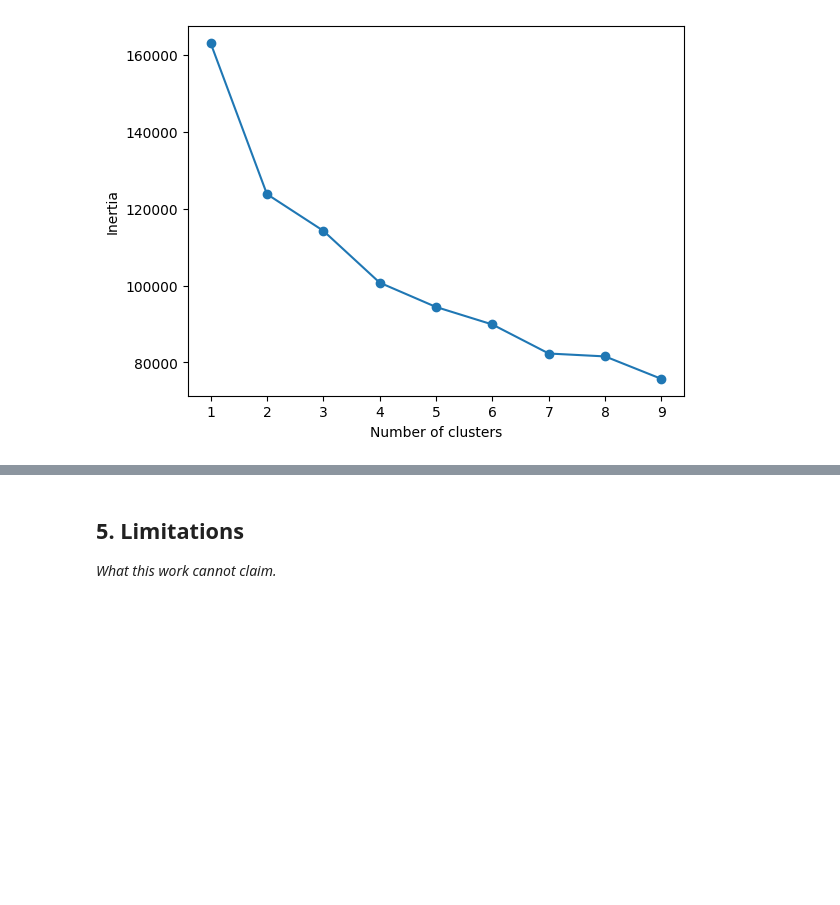
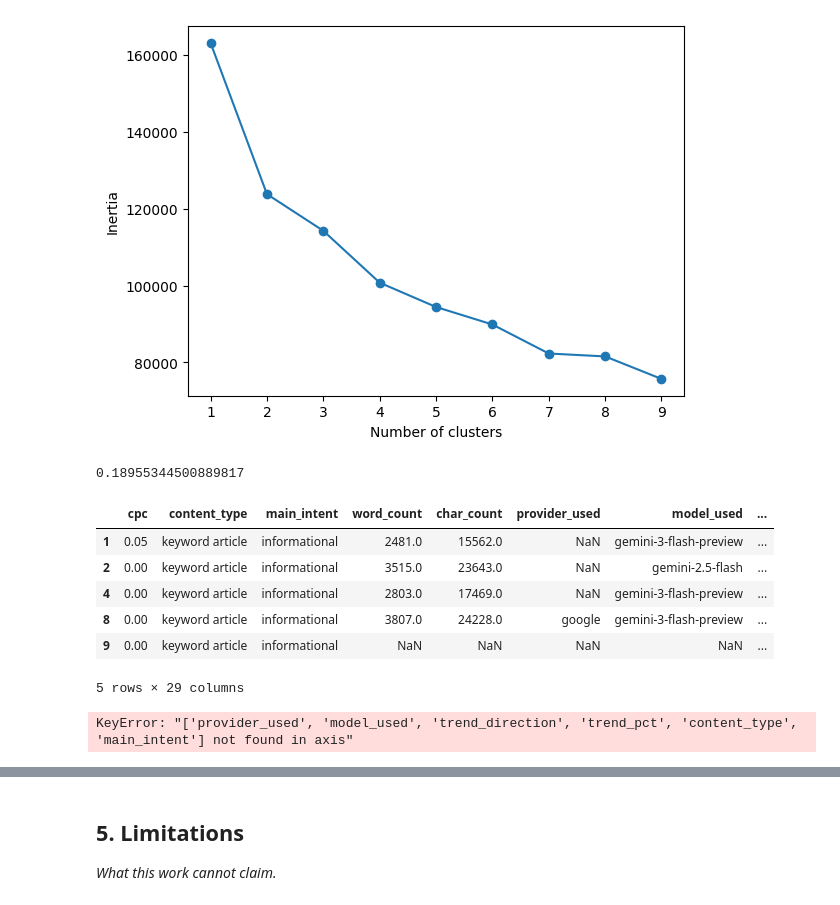
Before and after one commit to Maryam-Shile/flyrank_ml_internship, a Jupyter notebook: work/notebooks/capstone.ipynb, the cells around one changed output, grey strips where cells are left out. Saved outputs shown, nothing was run; the diff lists cells and outputs as text; code cells hidden in the pictures; blank space fills up the shorter version.

```diff
--- a/work/notebooks/capstone.ipynb
+++ b/work/notebooks/capstone.ipynb
@@ -338,0 +396,21 @@ plot_elbow(baseline)
+# %%
+cluster_data, labels = get_labels(baseline)
+calculate_metrics(cluster_data, labels)
+# %% [output]
+0.18955344500889817
+# %%
+baseline['cluster'] = labels
+baseline.head()
+# %% [output]
+|  | cpc | content_type | main_intent | word_count | char_count | provider_used | model_used | ... |
+| 1 | 0.05 | keyword article | informational | 2481.0 | 15562.0 | NaN | gemini-3-flash-preview | ... |
+| 2 | 0.00 | keyword article | informational | 3515.0 | 23643.0 | NaN | gemini-2.5-flash | ... |
+| 4 | 0.00 | keyword article | informational | 2803.0 | 17469.0 | NaN | gemini-3-flash-preview | ... |
+| 8 | 0.00 | keyword article | informational | 3807.0 | 24228.0 | google | gemini-3-flash-preview | ... |
+| 9 | 0.00 | keyword article | informational | NaN | NaN | NaN | NaN | ... |
+5 rows × 29 columns
+# %%
+baseline.drop(columns = ['provider_used', 'model_used', 'trend_direction', 'trend_pct', 'content_type', 'main_intent'], inplace = True)
+baseline.groupby('cluster').median().T
+# %% [output]
+KeyError: "['provider_used', 'model_used', 'trend_direction', 'trend_pct', 'content_type', 'main_intent'] not found in axis"
```
Also changed, not shown: parts of 9 cells of this notebook.
